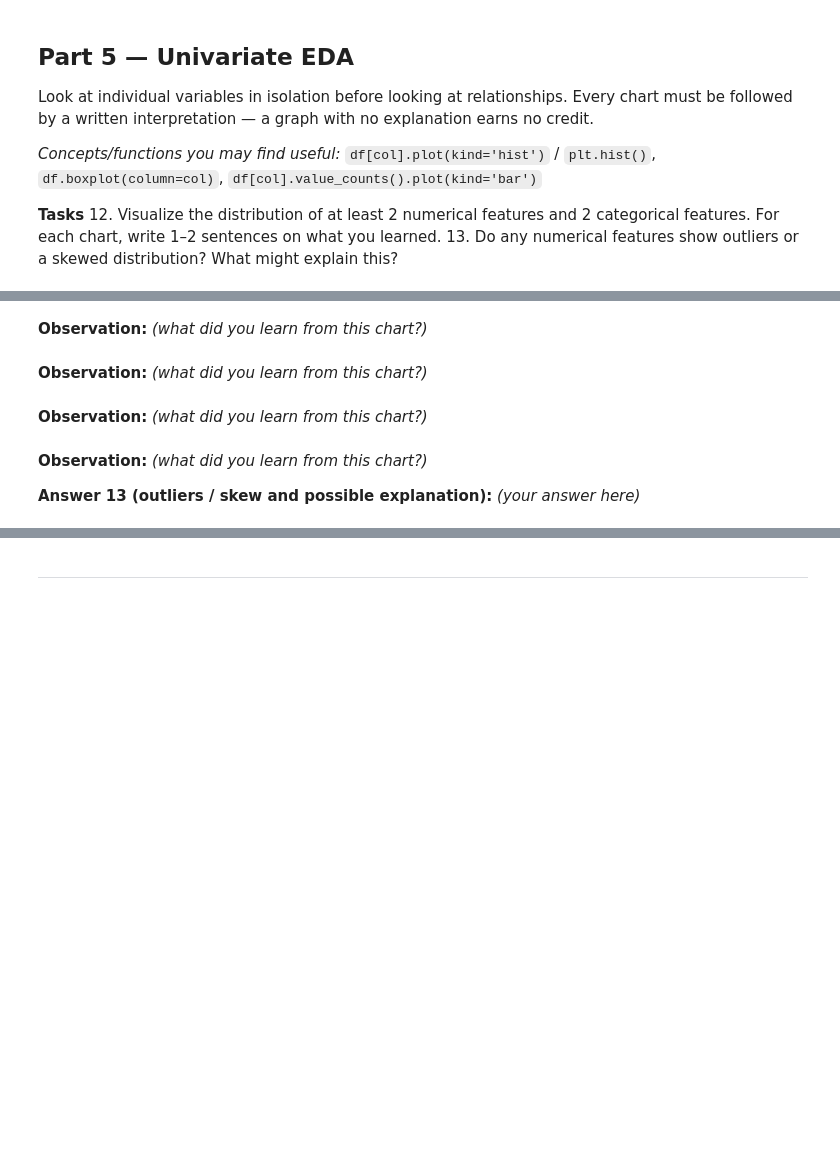
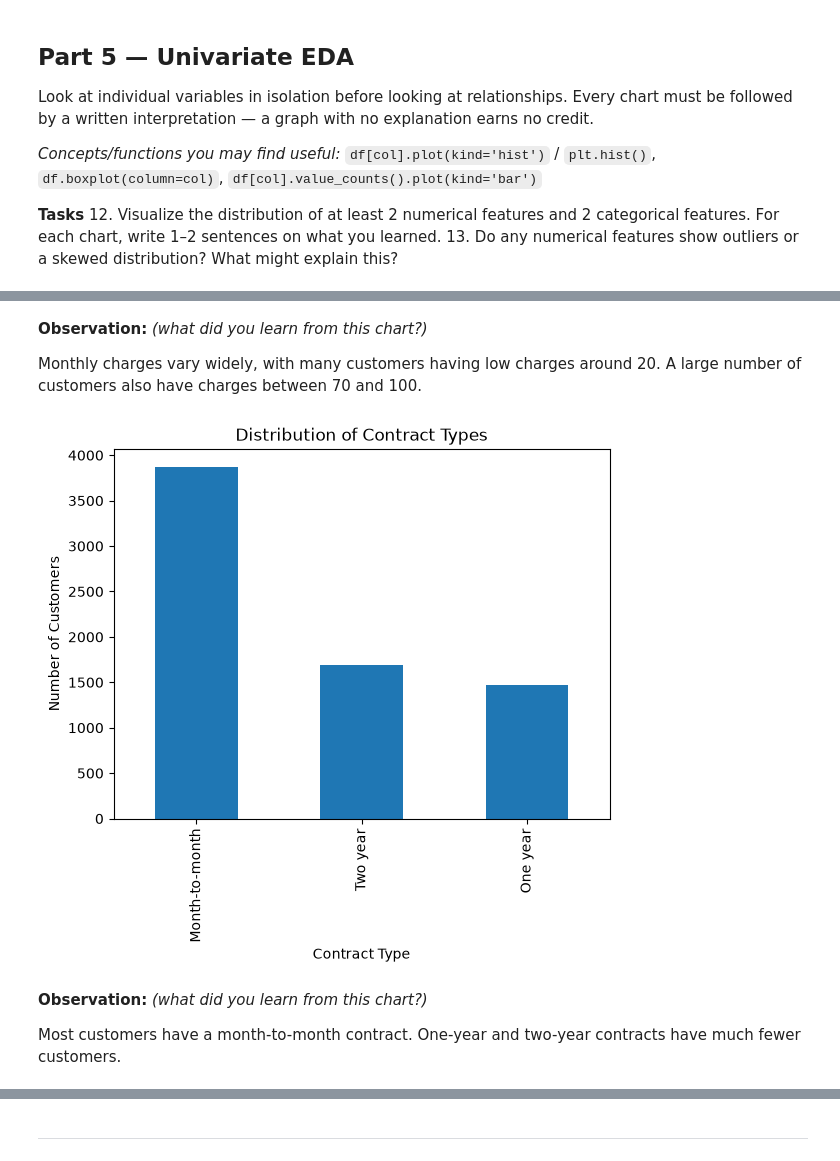
Before and after one commit to Ayesha-Mangi/ML_Labs, a Jupyter notebook: lab2_ayesha_churn_eda.ipynb, the cells around one changed output, grey strips where cells are left out. Drawn from its saved outputs; the diff is of its cells as text; code cells hidden in the pictures; blank space fills up the shorter version.

```diff
--- a/lab2_ayesha_churn_eda.ipynb
+++ b/lab2_ayesha_churn_eda.ipynb
@@ -373,2 +381,17 @@ Look at individual variables in isolation before looking at relationships. Every
+# %% [markdown]
+**Observation:** _(what did you learn from this chart?)_
+
+Monthly charges vary widely, with many customers having low charges around 20. A large number of customers also have charges between 70 and 100.
+# %%
+# Task 12 — categorical feature 1: distribution plot
+cleaned_df["Contract"].value_counts().plot(kind="bar")
+plt.xlabel("Contract Type")
+plt.ylabel("Number of Customers")
+plt.title("Distribution of Contract Types")
+plt.show()
+# %% [output]
+[figure, added]
 # %% [markdown]
 **Observation:** _(what did you learn from this chart?)_
+
+Most customers have a month-to-month contract. One-year and two-year contracts have much fewer customers.
@@ -377,2 +397,0 @@ Look at individual variables in isolation before looking at relationships. Every
-# %% [markdown]
-**Observation:** _(what did you learn from this chart?)_
@@ -381,2 +397,0 @@ Look at individual variables in isolation before looking at relationships. Every
-# %% [markdown]
-**Observation:** _(what did you learn from this chart?)_
@@ -385,5 +397,0 @@ Look at individual variables in isolation before looking at relationships. Every
-# %% [markdown]
-**Observation:** _(what did you learn from this chart?)_
-
-**Answer 13 (outliers / skew and possible explanation):**
-_(your answer here)_
```
Also changed, not shown: parts of 12 cells of this notebook, 1 other file.
